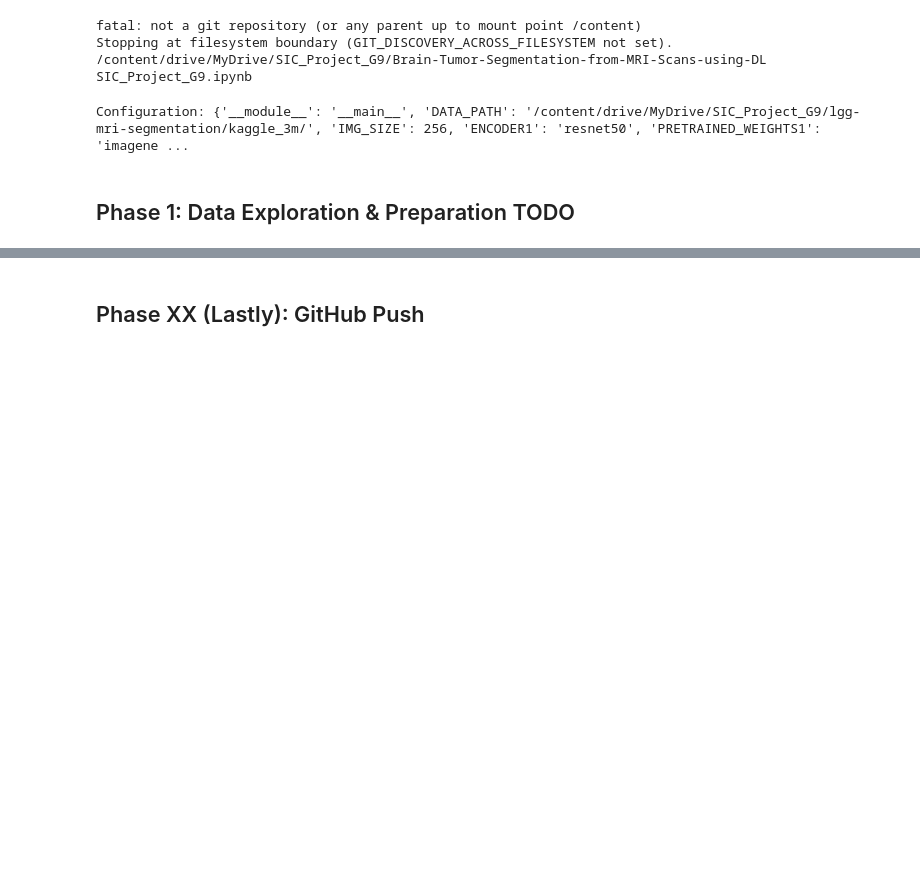
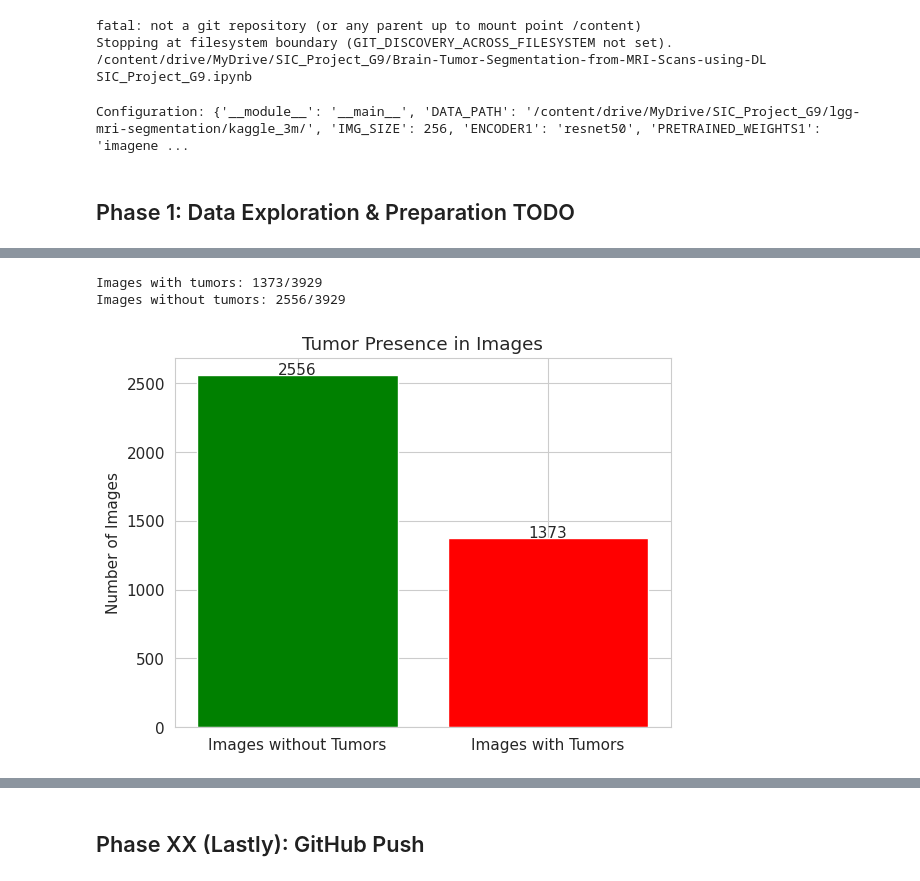
Before and after one commit to Tada-TOT/Brain-Tumor-Segmentation-from-MRI-Scans-using-DL, a Jupyter notebook: SIC_Project_G9.ipynb, the cells around one changed output, grey strips where cells are left out. Drawn from its saved outputs; the diff is of its cells as text; code cells hidden in the pictures; blank space fills up the shorter version.

```diff
--- a/SIC_Project_G9.ipynb
+++ b/SIC_Project_G9.ipynb
@@ -180,0 +374,26 @@ visualize_sample(sample_row.IMAGE_PATH, sample_row.MASK_PATH)
+# %%
+# @title 1.1.5 Image with/without Tumors
+
+tumor_images = df[df['HAS_TUMOR'] == 1].shape[0]
+non_tumor_images = df[df['HAS_TUMOR'] == 0].shape[0]
+print(f"Images with tumors: {tumor_images}/{df.shape[0]}")
+print(f"Images without tumors: {non_tumor_images}/{df.shape[0]}")
+
+# Bar chart data
+categories = ["Images without Tumors", "Images with Tumors"]
+values = [non_tumor_images, tumor_images]
+
+# Plot
+plt.bar(categories, values, color=["green", "red"])
+plt.title("Tumor Presence in Images")
+plt.ylabel("Number of Images")
+
+# Show values on bars
+for i, v in enumerate(values):
+    plt.text(i, v + 5, str(v), ha='center')
+
+plt.show()
+# %% [output]
+Images with tumors: 1373/3929
+Images without tumors: 2556/3929
+[figure, added]
```
Also changed, not shown: parts of 21 cells of this notebook.
